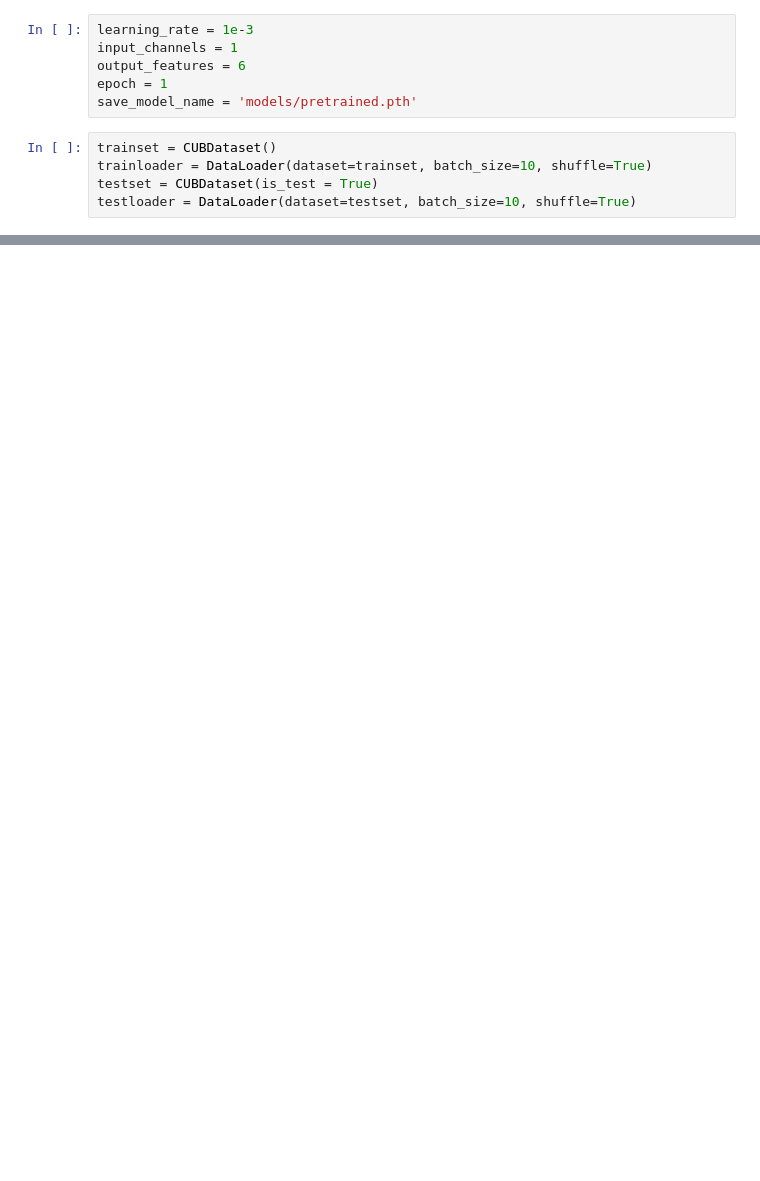
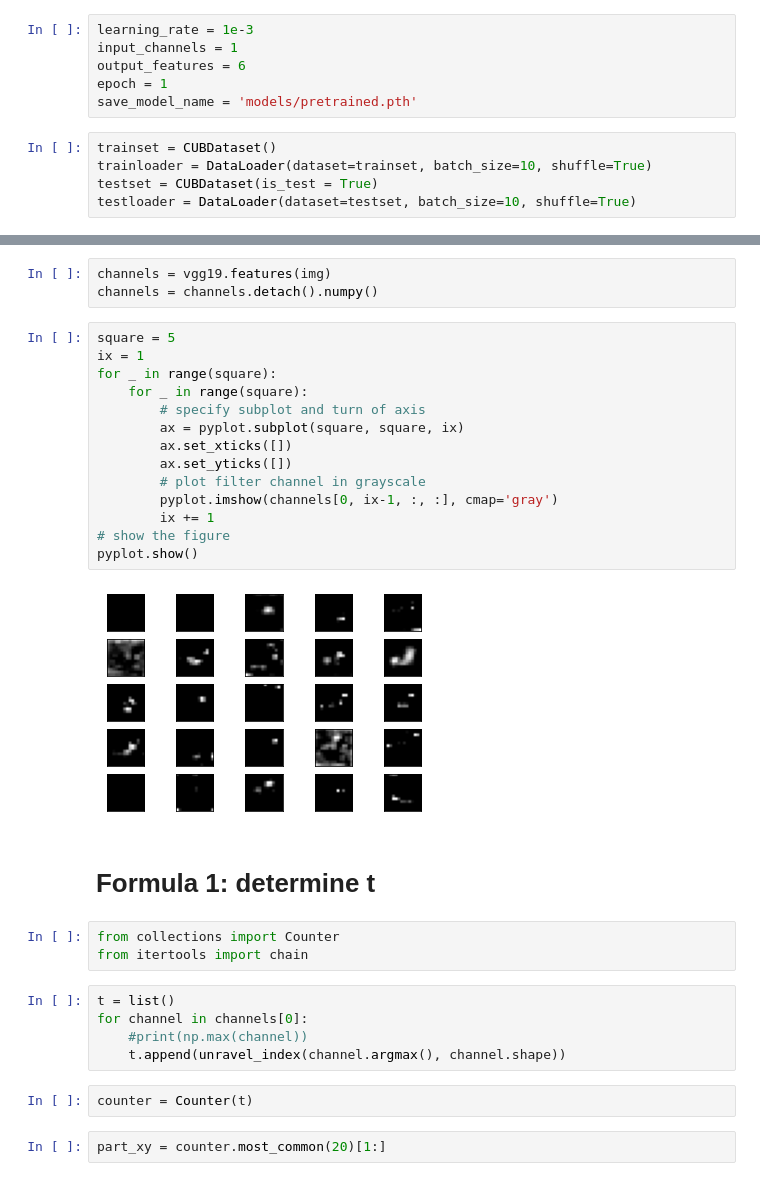
Before and after one commit to Vins1805/cnn-fine-grained-image-recognition, a Jupyter notebook: 1-pretrained-models.ipynb, the cells around one changed output, grey strips where cells are left out. Cells and saved outputs as stored; diff of their text form; blank space fills up the shorter version.

```diff
--- a/1-pretrained-models.ipynb
+++ b/1-pretrained-models.ipynb
@@ -101,0 +93,33 @@ torch.cuda.memory_summary(device=None, abbreviated=False)
+# %%
+channels = vgg19.features(img)
+channels = channels.detach().numpy()
+# %%
+square = 5
+ix = 1
+for _ in range(square):
+    for _ in range(square):
+        # specify subplot and turn of axis
+        ax = pyplot.subplot(square, square, ix)
+        ax.set_xticks([])
+        ax.set_yticks([])
+        # plot filter channel in grayscale
+        pyplot.imshow(channels[0, ix-1, :, :], cmap='gray')
+        ix += 1
+# show the figure
+pyplot.show()
+# %% [output]
+[figure, added]
+# %% [markdown]
+# Formula 1: determine t
+# %%
+from collections import Counter
+from itertools import chain
+# %%
+t = list()
+for channel in channels[0]:
+    #print(np.max(channel))
+    t.append(unravel_index(channel.argmax(), channel.shape))
+# %%
+counter = Counter(t)
+# %%
+part_xy = counter.most_common(20)[1:]
```
Also changed, not shown: parts of 41 cells of this notebook, 3 other files.
